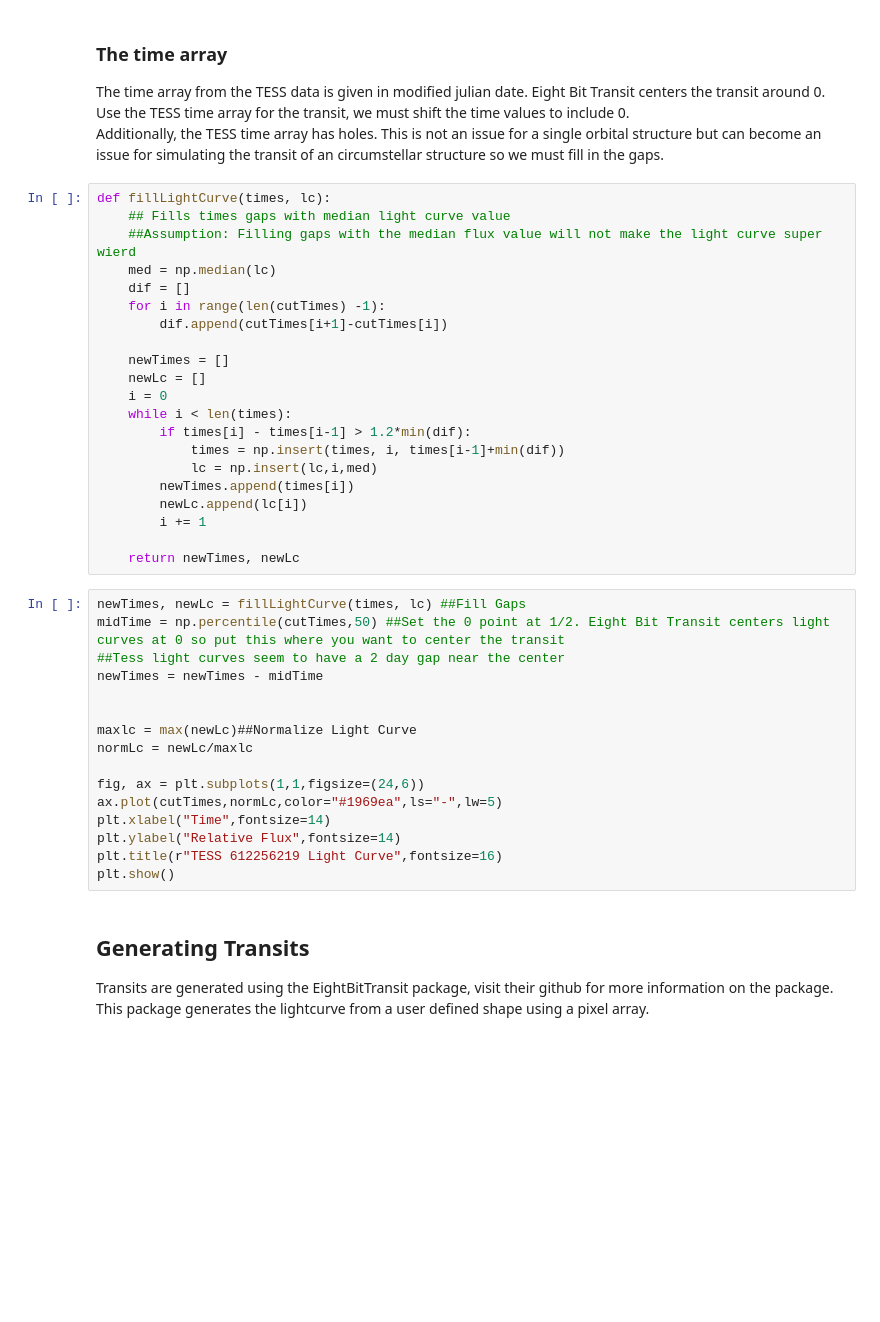
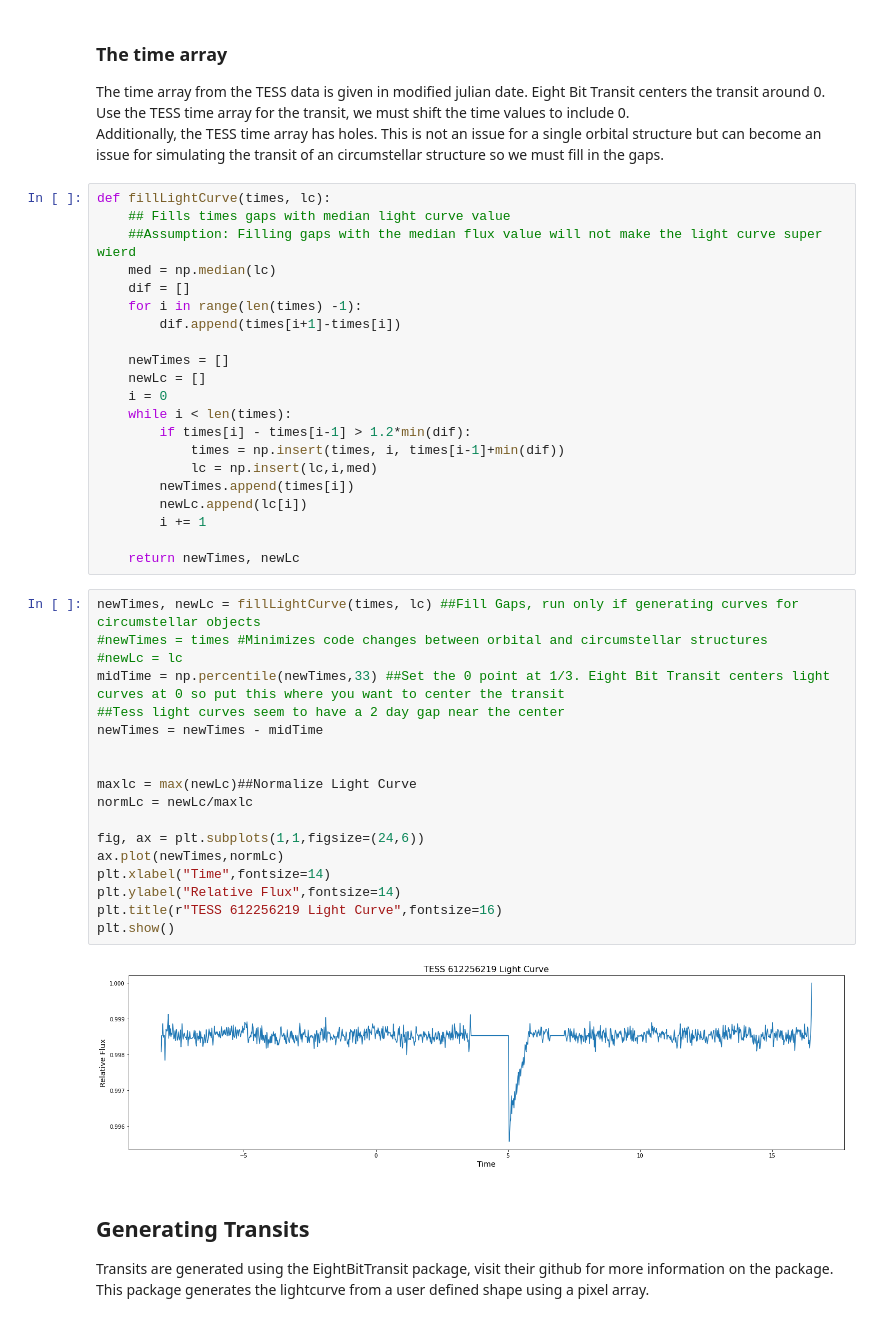
Before and after one commit to joshua-bromley/tessSignalInjection, a Jupyter notebook: lightCurveSums/tutorial.ipynb, the cells around one changed output. Cells and saved outputs as stored; diff of their text form; blank space fills up the shorter version.

```diff
--- a/lightCurveSums/tutorial.ipynb
+++ b/lightCurveSums/tutorial.ipynb
@@ -50,8 +53,8 @@ def fillLightCurve(times, lc):
     ##Assumption: Filling gaps with the median flux value will not make the light curve super wierd
     med = np.median(lc)
     dif = []
-    for i in range(len(cutTimes) -1):
-        dif.append(cutTimes[i+1]-cutTimes[i])
+    for i in range(len(times) -1):
+        dif.append(times[i+1]-times[i])
 
     newTimes = []
     newLc = []
@@ -66,21 +69,25 @@ def fillLightCurve(times, lc):
 
     return newTimes, newLc
 # %%
-newTimes, newLc = fillLightCurve(times, lc) ##Fill Gaps
-midTime = np.percentile(cutTimes,50) ##Set the 0 point at 1/2. Eight Bit Transit centers light curves at 0 so put this where you want to center the transit
+newTimes, newLc = fillLightCurve(times, lc) ##Fill Gaps, run only if generating curves for circumstellar objects
+#newTimes = times #Minimizes code changes between orbital and circumstellar structures
+#newLc = lc
+midTime = np.percentile(newTimes,33) ##Set the 0 point at 1/3. Eight Bit Transit centers light curves at 0 so put this where you want to center the transit
 ##Tess light curves seem to have a 2 day gap near the center
 newTimes = newTimes - midTime
 
 
 maxlc = max(newLc)##Normalize Light Curve
 normLc = newLc/maxlc
 
 fig, ax = plt.subplots(1,1,figsize=(24,6))
-ax.plot(cutTimes,normLc,color="#1969ea",ls="-",lw=5)
+ax.plot(newTimes,normLc)
 plt.xlabel("Time",fontsize=14)
 plt.ylabel("Relative Flux",fontsize=14)
 plt.title(r"TESS 612256219 Light Curve",fontsize=16)
 plt.show()
+# %% [output]
+[figure, added]
 # %% [markdown]
 ## Generating Transits
 Transits are generated using the EightBitTransit package, visit their github for more information on the package. This package generates the lightcurve from a user defined shape using a pixel array.
```
Also changed, not shown: parts of 7 cells of this notebook, 5 other files.
